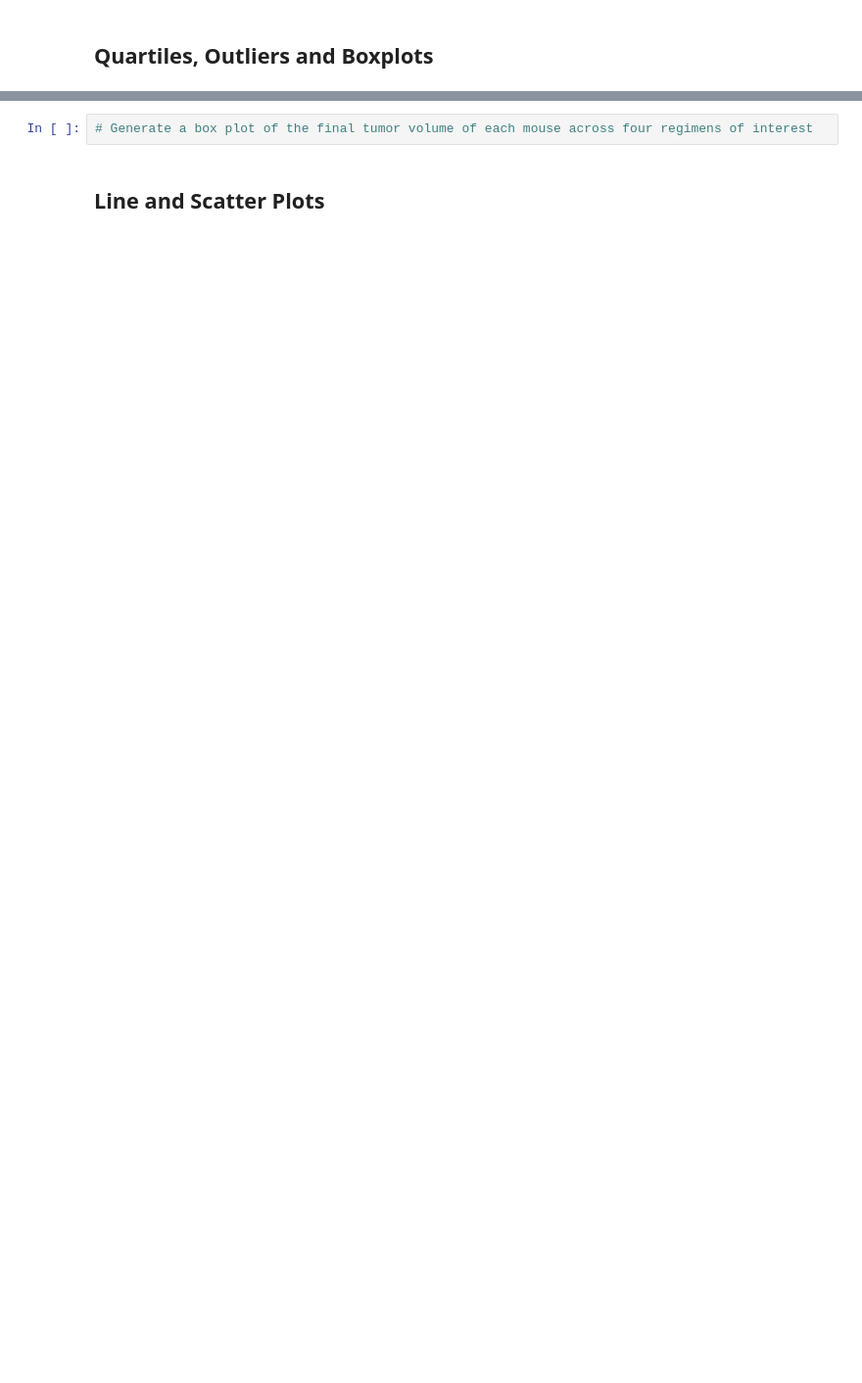
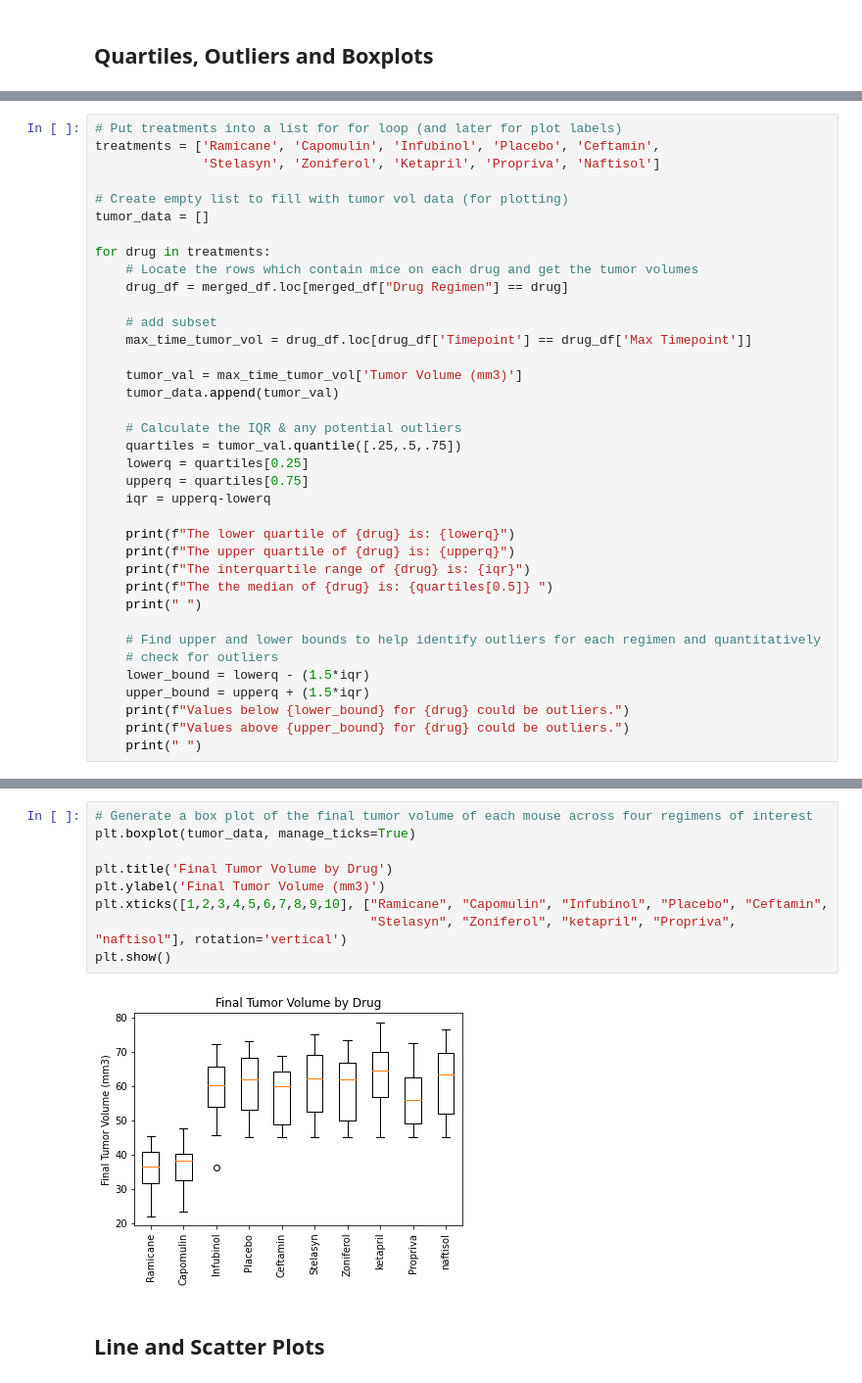
Before and after one commit to mchua004/matplotlib-challenge, a Jupyter notebook: pymaceuticals_starter.ipynb, the cells around one changed output, grey strips where cells are left out. Shown at 98% size. Cells and saved outputs as stored; diff of their text form; blank space fills up the shorter version.

```diff
--- a/pymaceuticals_starter.ipynb
+++ b/pymaceuticals_starter.ipynb
@@ -147,0 +242,37 @@ total_num_of_mice
+# %%
+# Put treatments into a list for for loop (and later for plot labels)
+treatments = ['Ramicane', 'Capomulin', 'Infubinol', 'Placebo', 'Ceftamin',
+              'Stelasyn', 'Zoniferol', 'Ketapril', 'Propriva', 'Naftisol']
+
+# Create empty list to fill with tumor vol data (for plotting)
+tumor_data = []
+
+for drug in treatments:
+    # Locate the rows which contain mice on each drug and get the tumor volumes
+    drug_df = merged_df.loc[merged_df["Drug Regimen"] == drug]
+
+    # add subset
+    max_time_tumor_vol = drug_df.loc[drug_df['Timepoint'] == drug_df['Max Timepoint']]
+
+    tumor_val = max_time_tumor_vol['Tumor Volume (mm3)']
+    tumor_data.append(tumor_val)
+
+    # Calculate the IQR & any potential outliers
+    quartiles = tumor_val.quantile([.25,.5,.75])
+    lowerq = quartiles[0.25]
+    upperq = quartiles[0.75]
+    iqr = upperq-lowerq
+
+    print(f"The lower quartile of {drug} is: {lowerq}")
+    print(f"The upper quartile of {drug} is: {upperq}")
+    print(f"The interquartile range of {drug} is: {iqr}")
+    print(f"The the median of {drug} is: {quartiles[0.5]} ")
+    print(" ")
+
+    # Find upper and lower bounds to help identify outliers for each regimen and quantitatively
+    # check for outliers
+    lower_bound = lowerq - (1.5*iqr)
+    upper_bound = upperq + (1.5*iqr)
+    print(f"Values below {lower_bound} for {drug} could be outliers.")
+    print(f"Values above {upper_bound} for {drug} could be outliers.")
+    print(" ")
@@ -148,4 +297,13 @@ total_num_of_mice
 # %%
 # Generate a box plot of the final tumor volume of each mouse across four regimens of interest
+plt.boxplot(tumor_data, manage_ticks=True)
+
+plt.title('Final Tumor Volume by Drug')
+plt.ylabel('Final Tumor Volume (mm3)')
+plt.xticks([1,2,3,4,5,6,7,8,9,10], ["Ramicane", "Capomulin", "Infubinol", "Placebo", "Ceftamin",
+                                    "Stelasyn", "Zoniferol", "ketapril", "Propriva", "naftisol"], rotation='vertical')
+plt.show()
+# %% [output]
+[figure, added]
 # %% [markdown]
 ## Line and Scatter Plots
```
Also changed, not shown: parts of 18 cells of this notebook.
